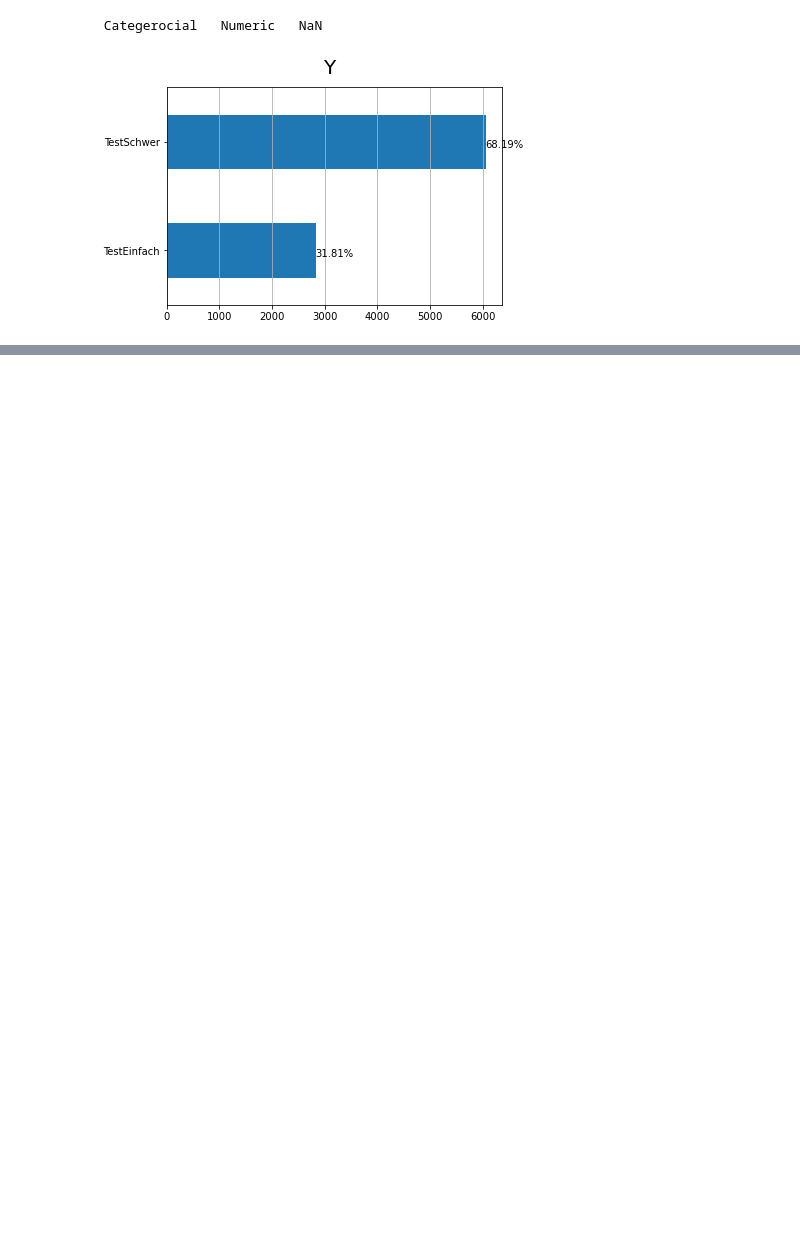
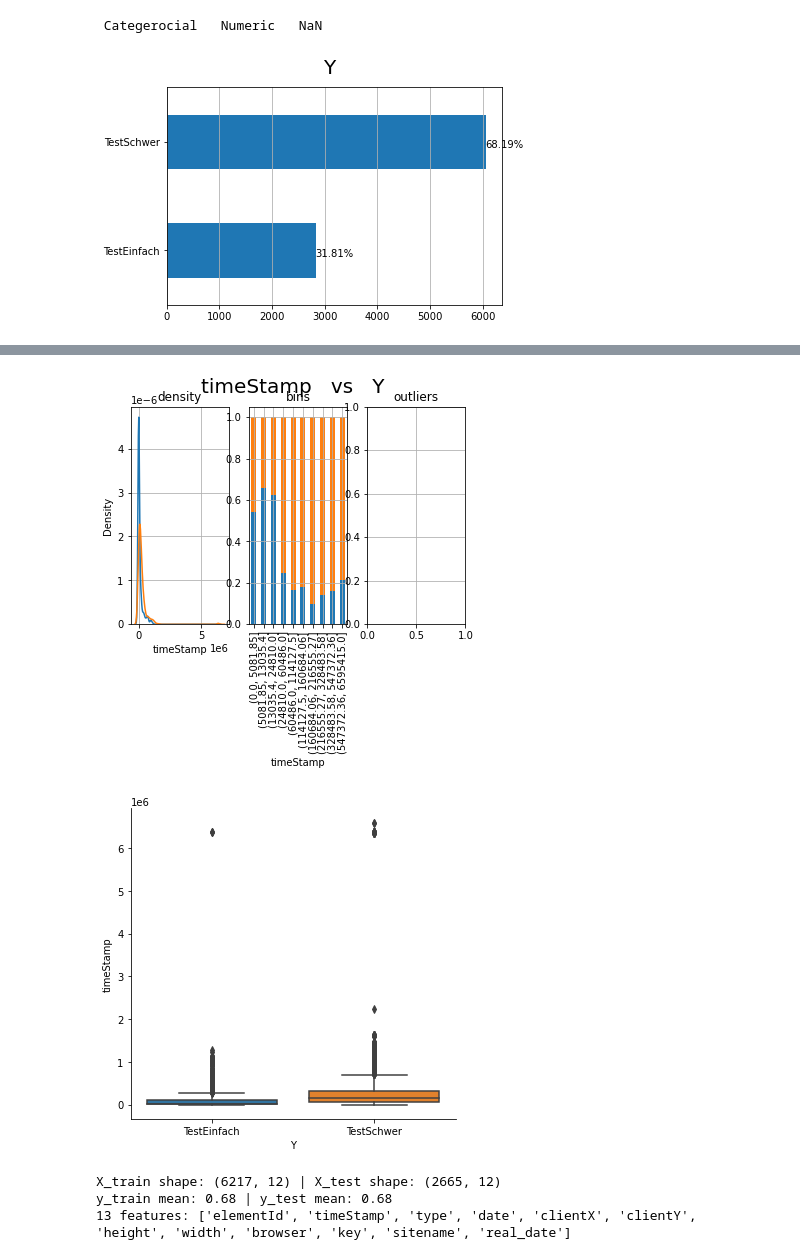
Before and after one commit to IngaGlotzbach/Master-AI, a Jupyter notebook: Model/overviewData.ipynb, the cells around one changed output, grey strips where cells are left out. Saved outputs shown, nothing was run; the diff lists cells and outputs as text; code cells hidden in the pictures; blank space fills up the shorter version.

```diff
--- a/Model/overviewData.ipynb
+++ b/Model/overviewData.ipynb
@@ -73,0 +103,27 @@ plt.show()
+# %%
+cat, num = "Y", "timeStamp"
+fig, ax = plt.subplots(nrows=1, ncols=3,  sharex=False, sharey=False)
+fig.suptitle(x+"   vs   "+y, fontsize=20)
+
+### distribution
+ax[0].title.set_text('density')
+for i in df_data_without_scroll[cat].unique():
+    sns.distplot(df_data_without_scroll[df_data_without_scroll[cat]==i][num], hist=False, label=i, ax=ax[0])
+ax[0].grid(True)
+### stacked
+ax[1].title.set_text('bins')
+breaks = np.quantile(df_data_without_scroll[num], q=np.linspace(0,1,11))
+tmp = df_data_without_scroll.groupby([cat, pd.cut(df_data_without_scroll[num], breaks, duplicates='drop')]).size().unstack().T
+tmp = tmp[df_data_without_scroll[cat].unique()]
+tmp["tot"] = tmp.sum(axis=1)
+for col in tmp.drop("tot", axis=1).columns:
+     tmp[col] = tmp[col] / tmp["tot"]
+tmp.drop("tot", axis=1).plot(kind='bar', stacked=True, ax=ax[1], legend=False, grid=True)
+### boxplot
+ax[2].title.set_text('outliers')
+sns.catplot(x=cat, y=num, data=df_data_without_scroll, kind="box", ax=ax[2])
+ax[2].grid(True)
+plt.show()
+# %% [output]
+[figure, added]
+[figure, added]
@@ -73,0 +150,13 @@ plt.show()
+# %%
+#wuhu split the data
+## split data
+dtf_train, dtf_test = model_selection.train_test_split(df_data_without_scroll,
+                      test_size=0.3)
+## print info
+print("X_train shape:", dtf_train.drop("Y",axis=1).shape, "| X_test shape:", dtf_test.drop("Y",axis=1).shape)
+print("y_train mean:", round(np.mean(dtf_train["Y"]),2), "| y_test mean:", round(np.mean(dtf_test["Y"]),2))
+print(dtf_train.shape[1], "features:", dtf_train.drop("Y",axis=1).columns.to_list())
+# %% [output]
+X_train shape: (6217, 12) | X_test shape: (2665, 12)
+y_train mean: 0.68 | y_test mean: 0.68
+13 features: ['elementId', 'timeStamp', 'type', 'date', 'clientX', 'clientY', 'height', 'width', 'browser', 'key', 'sitename', 'real_date']
```
Also changed, not shown: parts of 10 cells of this notebook, 3 other files.
